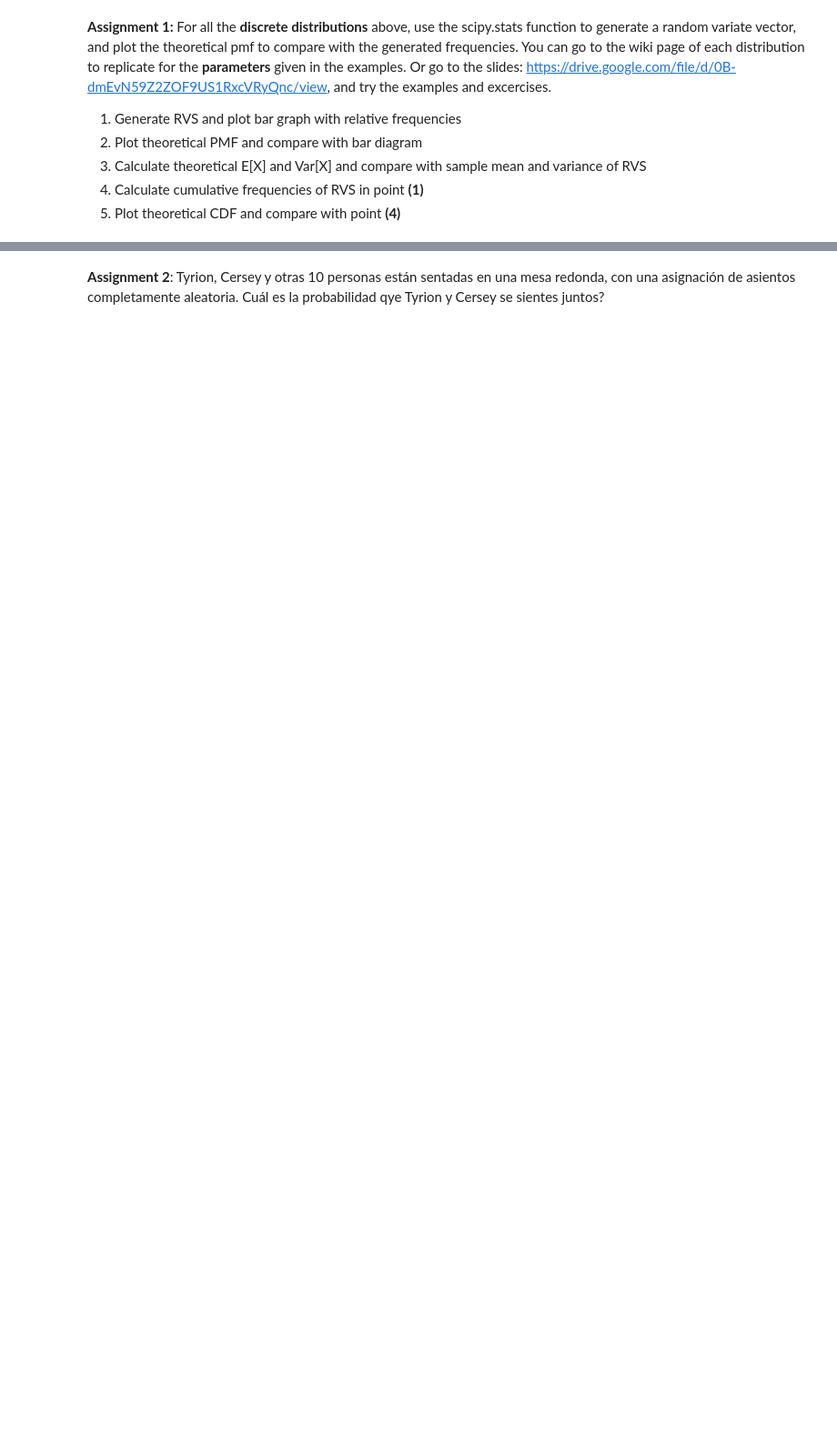
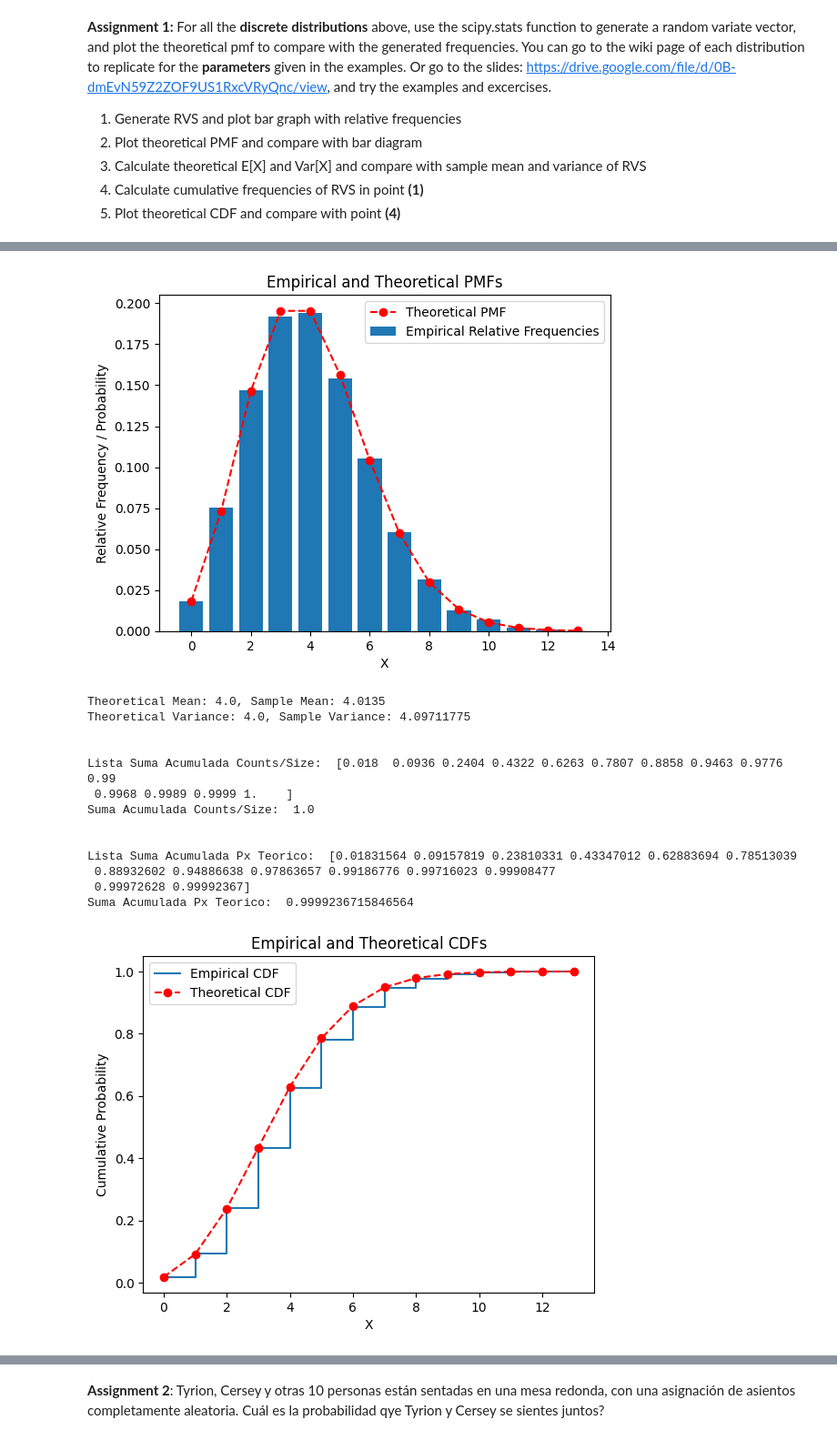
Before and after one commit to CHACHO617/Taller1ModelosYSimulacoin, a Jupyter notebook: Taller 5.ipynb, the cells around one changed output, grey strips where cells are left out. Shown at 91% size. Drawn from its saved outputs; the diff is of its cells as text; code cells hidden in the pictures; blank space fills up the shorter version.

```diff
--- a/Taller 5.ipynb
+++ b/Taller 5.ipynb
@@ -695,0 +710,76 @@ print (xcdf1)
+# %%
+#POISSON
+
+#Punto 1 ------------------------------------------------------
+lam = 4
+size = 10000  # sequence length
+RVS = [poiss(lam) for i in range(size)]
+unique, counts = np.unique(RVS, return_counts=True)
+plt.bar(unique, counts / size, label='Empirical Relative Frequencies')
+
+#Punto 2 ------------------------------------------------------
+x_theoretical = np.arange(0, max(RVS) + 1)
+px_theoretical = poisson.pmf(x_theoretical, lam)
+plt.plot(x_theoretical, px_theoretical, '--ro', label='Theoretical PMF')
+
+# Add labels and legend
+plt.xlabel('X')
+plt.ylabel('Relative Frequency / Probability')
+plt.title('Empirical and Theoretical PMFs')
+plt.legend()
+
+# Display the plot
+plt.show()
+
+#Punto 3 ------------------------------------------------------
+theoretical_mean = poisson.mean(lam)
+theoretical_variance = poisson.var(lam)
+#AQUI ES IMPORTANTE RECALCAR QUE LAM SU VARIANCIA Y MEDIA SIEMPRE SON IGUAL A LAM
+
+sample_mean = np.mean(RVS)
+sample_variance = np.var(RVS)
+
+print(f'Theoretical Mean: {theoretical_mean}, Sample Mean: {sample_mean}')
+print(f'Theoretical Variance: {theoretical_variance}, Sample Variance: {sample_variance}')
+
+#Punto 4 ------------------------------------------------------
+cumulative_counts = np.cumsum(counts / size)
+print("\n\nLista Suma Acumulada Counts/Size: ",cumulative_counts)
+print("Suma Acumulada Counts/Size: ", max(cumulative_counts))
+plt.step(unique, cumulative_counts, label='Empirical CDF', where='post')
+
+print("\n\nLista Suma Acumulada Px Teorico: ", np.cumsum(px_theoretical))
+print("Suma Acumulada Px Teorico: ", max(np.cumsum(px_theoretical)))
+
+#Punto 5 ------------------------------------------------------
+# Plot theoretical CDF
+x_cdf_theoretical = np.arange(0, max(RVS) + 1)
+cdf_theoretical = poisson.cdf(x_cdf_theoretical, lam)
+plt.plot(x_cdf_theoretical, cdf_theoretical, '--ro', label='Theoretical CDF')
+
+
+
+# Add labels and legend
+plt.xlabel('X')
+plt.ylabel('Cumulative Probability')
+plt.title('Empirical and Theoretical CDFs')
+plt.legend()
+
+# Display the plot
+plt.show()
+# %% [output]
+[figure, added]
+Theoretical Mean: 4.0, Sample Mean: 4.0135
+Theoretical Variance: 4.0, Sample Variance: 4.09711775
+
+
+Lista Suma Acumulada Counts/Size:  [0.018  0.0936 0.2404 0.4322 0.6263 0.7807 0.8858 0.9463 0.9776 0.99
+ 0.9968 0.9989 0.9999 1.    ]
+Suma Acumulada Counts/Size:  1.0
+
+
+Lista Suma Acumulada Px Teorico:  [0.01831564 0.09157819 0.23810331 0.43347012 0.62883694 0.78513039
+ 0.88932602 0.94886638 0.97863657 0.99186776 0.99716023 0.99908477
+ 0.99972628 0.99992367]
+Suma Acumulada Px Teorico:  0.9999236715846564
+[figure, added]
```
Also changed, not shown: parts of 17 cells of this notebook.
